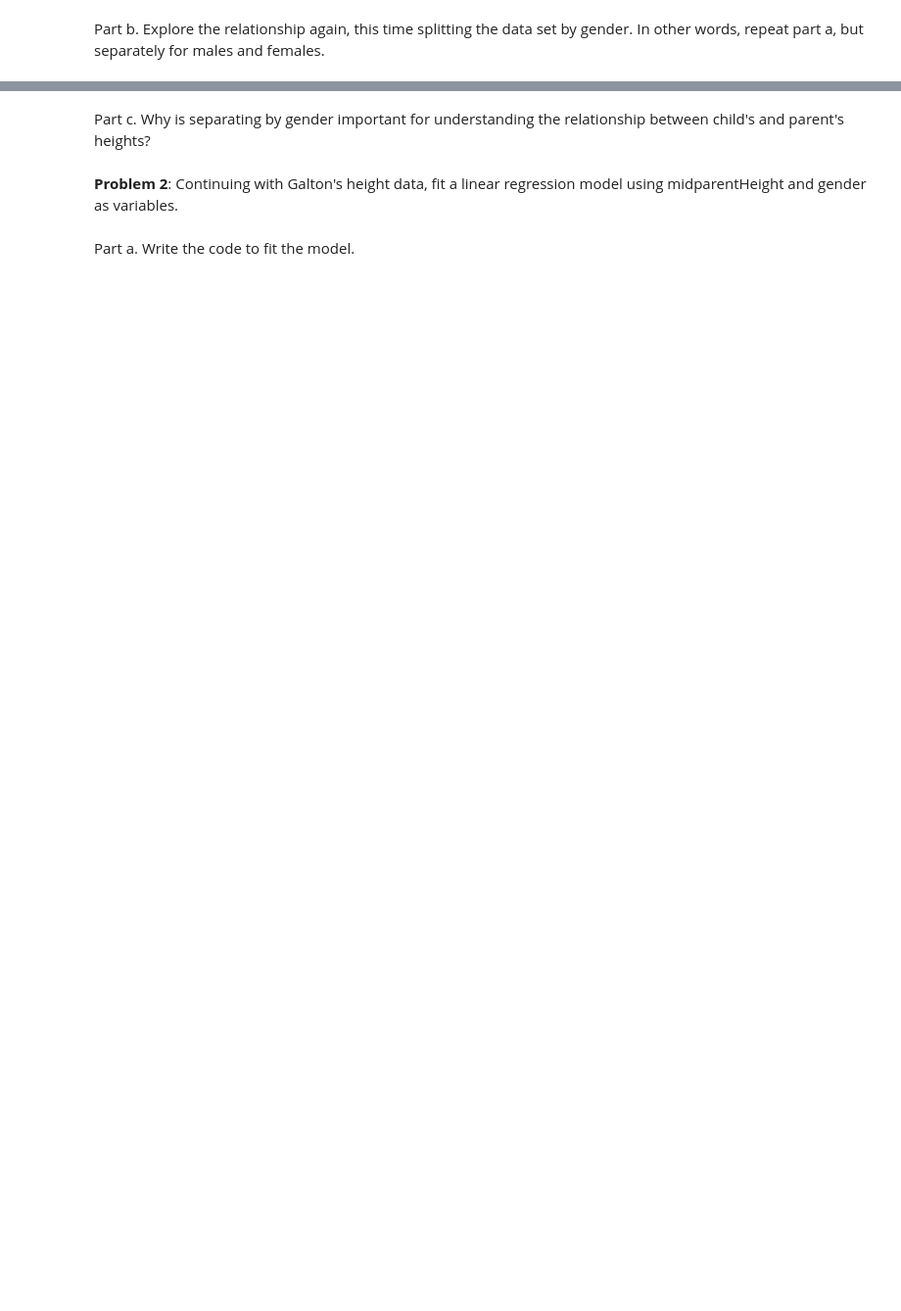
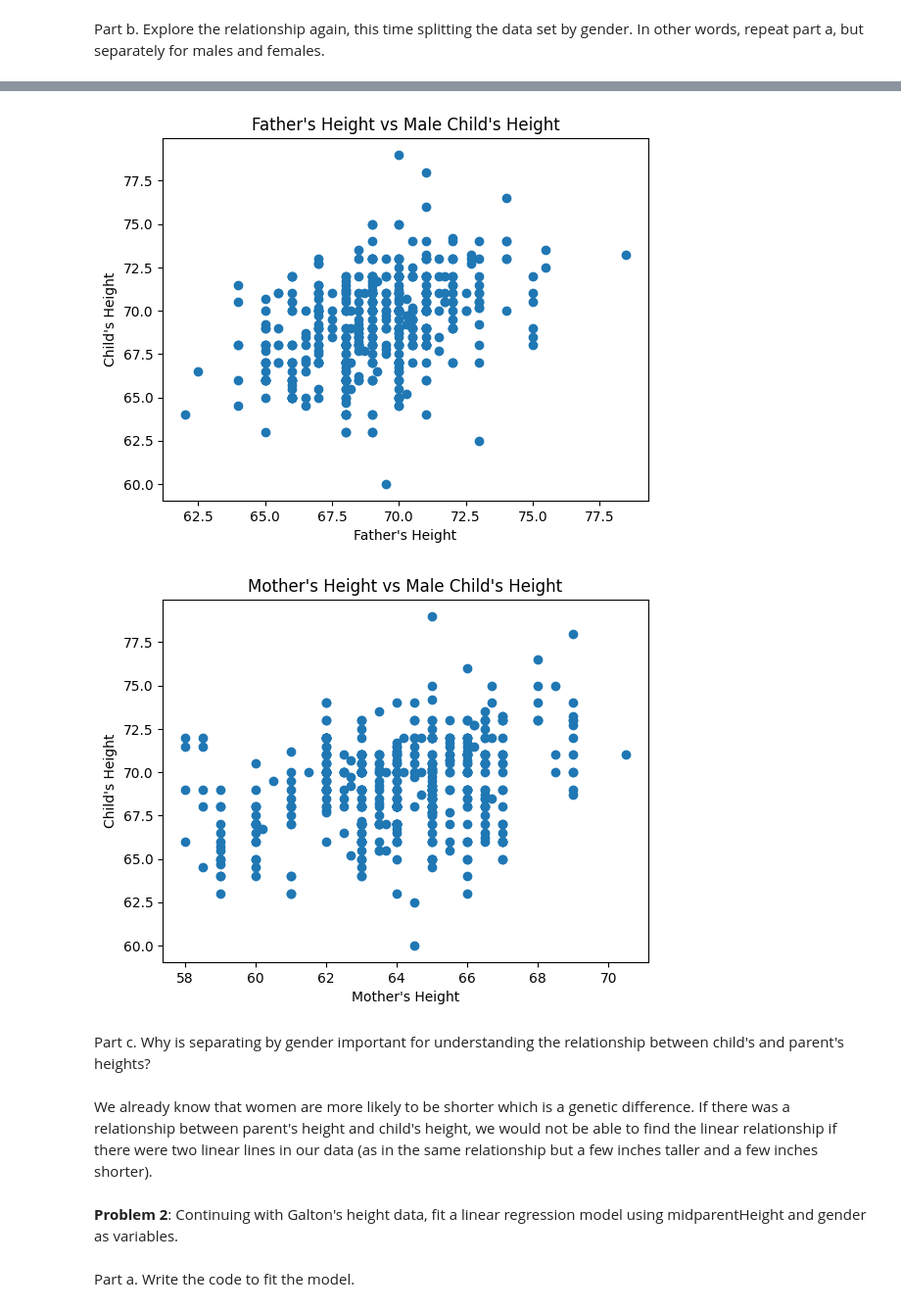
Before and after one commit to ojware5/stat-220-pt-2, a Jupyter notebook: Assignments/Stat_220_HW6.ipynb, the cells around one changed output, grey strips where cells are left out. Shown at 98% size. Saved outputs shown, nothing was run; the diff lists cells and outputs as text; code cells hidden in the pictures; blank space fills up the shorter version.

```diff
--- a/Assignments/Stat_220_HW6.ipynb
+++ b/Assignments/Stat_220_HW6.ipynb
@@ -64,5 +84,24 @@ heights_female
+# %%
+heights_male = heights[heights.gender == "male"]
+
+plt.scatter(heights_male['father'], heights_male['childHeight'])
+plt.xlabel("Father's Height")
+plt.ylabel("Child's Height")
+plt.title("Father's Height vs Male Child's Height")
+plt.show()
+
+plt.scatter(heights_male['mother'], heights_male['childHeight'])
+plt.xlabel("Mother's Height")
+plt.ylabel("Child's Height")
+plt.title("Mother's Height vs Male Child's Height")
+plt.show()
+# %% [output]
+[figure, added]
+[figure, added]
 # %% [markdown]
 Part c. Why is separating by gender important for understanding the relationship between child's and parent's heights?
+# %% [markdown]
+We already know that women are more likely to be shorter which is a genetic difference. If there was a relationship between parent's height and child's height, we would not be able to find the linear relationship if there were two linear lines in our data (as in the same relationship but a few inches taller and a few inches shorter).
 # %% [markdown]
 **Problem 2**: Continuing with Galton's height data, fit a linear regression model using midparentHeight and gender as variables.
 # %% [markdown]
```
Also changed, not shown: parts of 25 cells of this notebook.
